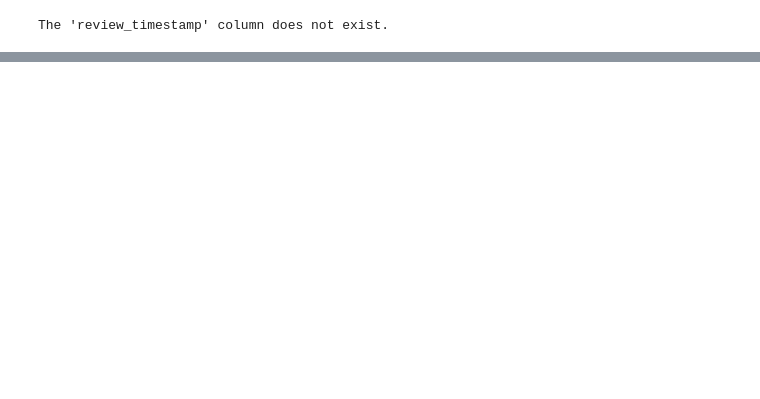
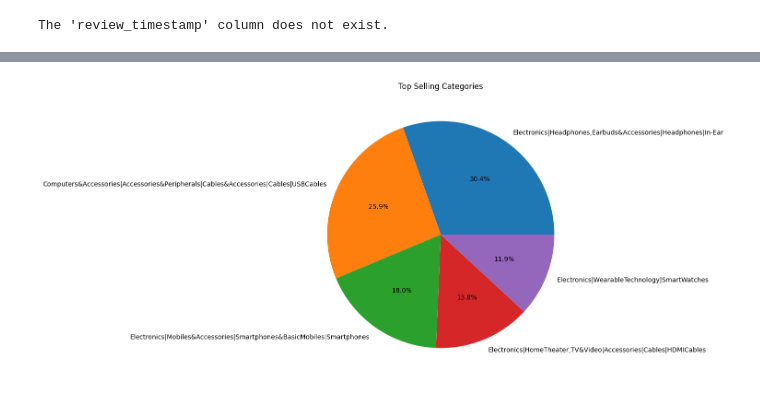
Before and after one commit to moturi39/Amazanalyze, a Jupyter notebook: amazanlyze.ipynb, the cells around one changed output, grey strips where cells are left out. Cells and saved outputs as stored; diff of their text form; code cells hidden in the pictures; blank space fills up the shorter version.

```diff
--- a/amazanlyze.ipynb
+++ b/amazanlyze.ipynb
@@ -230,0 +541,11 @@ The 'review_timestamp' column does not exist.
+# %%
+#What are the top category sales
+top_cats = df.groupby('category')['rating_count'].sum().nlargest(5)
+
+#Creating pie chart
+plt.figure(figsize=(20, 8))
+plt.pie(top_cats.values, labels=top_cats.index, autopct='%1.1f%%')
+plt.title('Top Selling Categories')
+plt.show()
+# %% [output]
+[figure, added]
```
Also changed, not shown: parts of 31 cells of this notebook, 3 other files.
